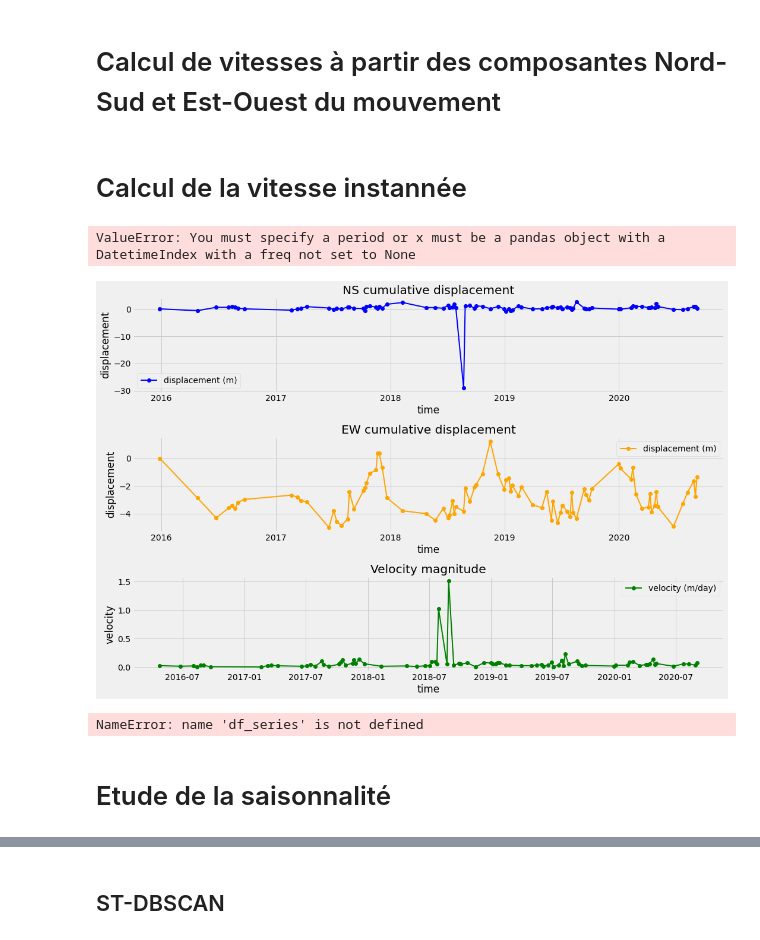
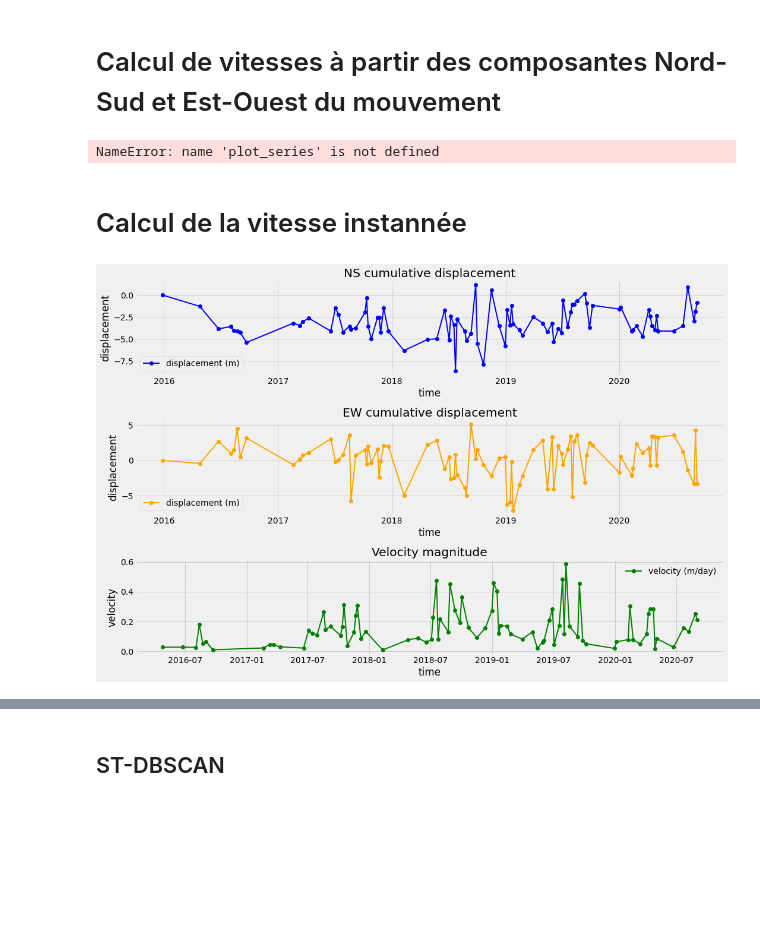
Before and after one commit to EddyVianney/Stage_master2_sdsc_eost, a Jupyter notebook: PMEDV_STAGE_SDSC_EOST.ipynb, the cells around one changed output, grey strips where cells are left out. Saved outputs shown, nothing was run; the diff lists cells and outputs as text; code cells hidden in the pictures; blank space fills up the shorter version.

```diff
--- a/PMEDV_STAGE_SDSC_EOST.ipynb
+++ b/PMEDV_STAGE_SDSC_EOST.ipynb
@@ -281,13 +281,15 @@ def compute_inst_vels(series, n_cores=n_cores):
         return results
 # %%
 # calcul des vitesses instantanées sur chaque composante
-ns_vel_ts = compute_inst_vels(ns_ts)
-ew_vel_ts = compute_inst_vels(ew_ts)
+#ns_vel_ts = compute_inst_vels(ns_ts)
+#ew_vel_ts = compute_inst_vels(ew_ts)
 
 # calcul de la magnitude du vecteur vitesse instantanée
-magnitude_ts = compute_magnitude(ns_vel_ts, ew_vel_ts)
+#magnitude_ts = compute_magnitude(ns_vel_ts, ew_vel_ts)
 # %%
 plot_series(magnitude_ts)
+# %% [output]
+NameError: name 'plot_series' is not defined
 # %%
 # calculer la vitesse instantanée sur chaque composante
 # calculer le module de la vitesse
@@ -347,16 +350,8 @@ def plot_disp_vel(ns_ts, ew_ts, vels):
 
     fig.tight_layout()
     plt.show()
-# %%
-from statsmodels.tsa.seasonal import seasonal_decompose
-series = [i**2.0 for i in range(1,100)]
-result = seasonal_decompose(ew_ts[63000], model='additive')
-result.plot()
-plt.show()
-# %% [output]
-ValueError: You must specify a period or x must be a pandas object with a DatetimeIndex with a freq not set to None
 # %%
-n = 63000
+n = 87000
 plot_disp_vel(ns_ts[n], ew_ts[n], magnitude_ts[n])
 # %% [output]
-[figure, old version]
+[figure, new version]
@@ -375,26 +357,0 @@ def get_spikes(serie):
-# %%
-y = df_series[0]['deplacement']
-
-fig, ax = plt.subplots(figsize=(15,5))
-
-season_colors = {season : color for (season, color) in zip(('winter', 'spring', 'summer', 'autumn'), ('green', 'purple', 'yellow', 'blue'))}
-seasons_count = {season : 0 for season in ('winter', 'spring', 'summer', 'autumn')}
-colors  = []
-sample_seasons = []
-
-for sample_date in df_series[0].index:
-        sample_seasons.append(get_season(sample_date))
-for season in sample_seasons:
-    colors.append(season_colors[season])
-
-for i in range(len(df_series[0])):
-    ax.plot(df_series[0].iloc[0].name, df_series[0].iloc[0].deplacement, 'k', color=colors[i], marker='o')
-
-ax.grid()
-ax.margins(0)
-
-plt.grid()
-plt.legend()
-plt.show()
-# %% [output]
-NameError: name 'df_series' is not defined
@@ -428,2 +357,0 @@ plot_kwds = {'alpha' : 0.25, 's' : 10, 'linewidths':0}
-# %% [markdown]
-# Etude de la saisonnalité
```
Also changed, not shown: parts of 101 cells of this notebook.
